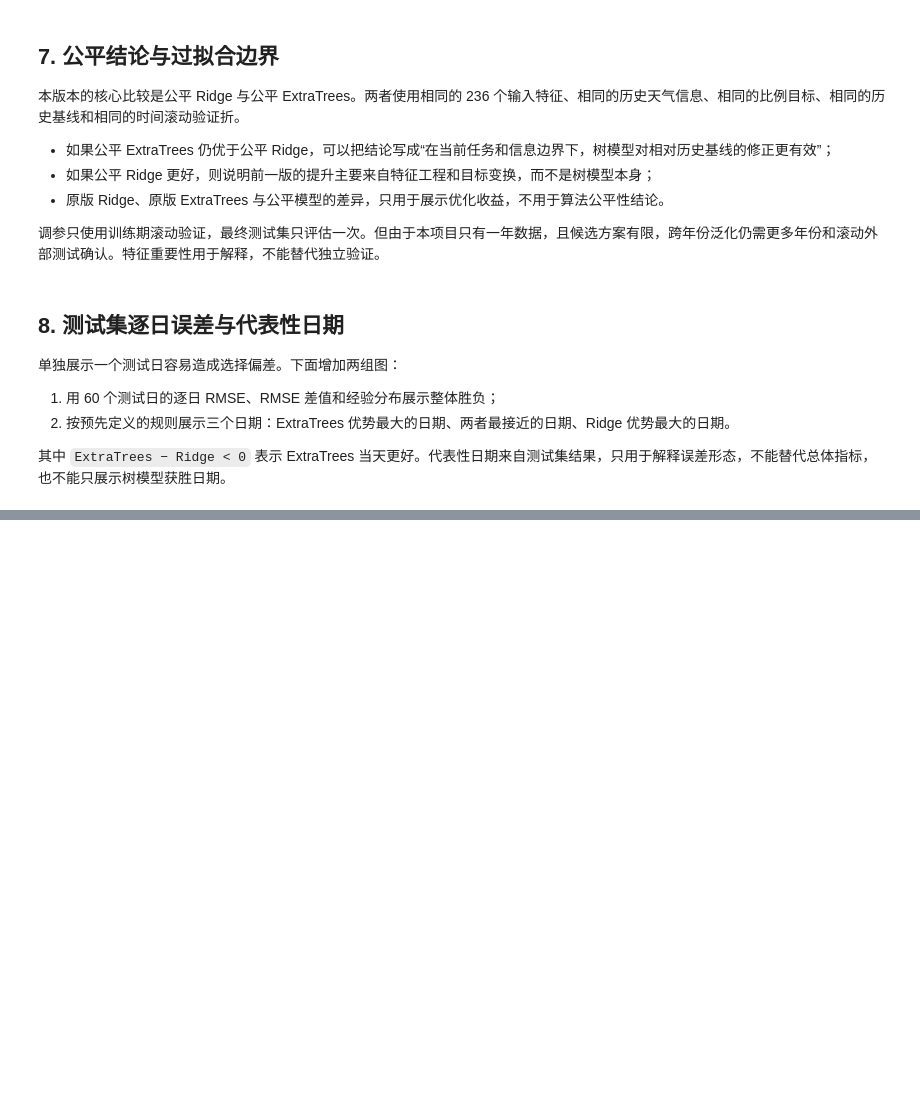
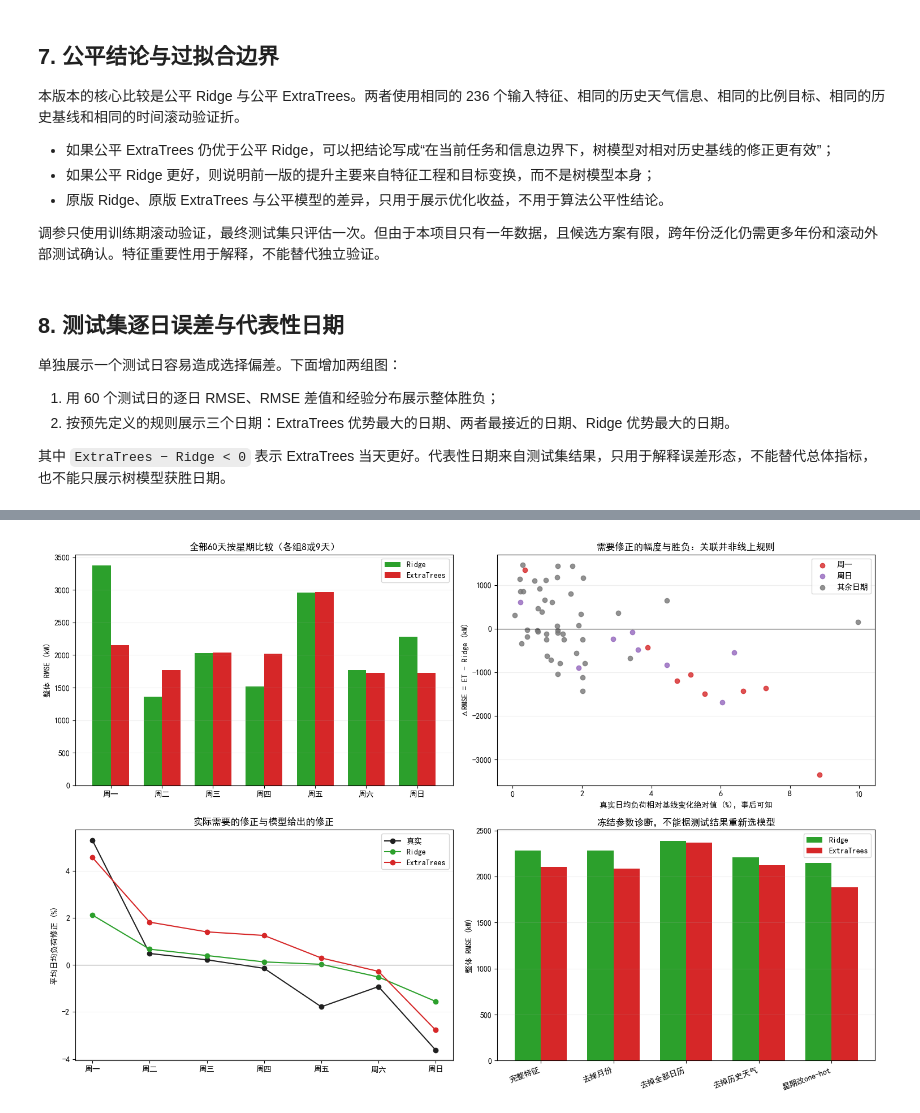
Before and after one commit to zstsyj/City_load, a Jupyter notebook: 02_model_10.ipynb, the cells around one changed output, grey strips where cells are left out. Cells and saved outputs as stored; diff of their text form; code cells hidden in the pictures; blank space fills up the shorter version.

Commit message:
model

```diff
--- a/02_model_10.ipynb
+++ b/02_model_10.ipynb
@@ -513,0 +995,99 @@ fig.suptitle('图5  按固定规则选出的三类测试日示例', y=1.01); fig
+# %%
+fig,axes=plt.subplots(2,2,figsize=(15,10))
+x=np.arange(7)
+axes[0,0].bar(x-.18,weekday_summary['Ridge整体RMSE'],.36,label='Ridge',color='#2ca02c')
+axes[0,0].bar(x+.18,weekday_summary['ExtraTrees整体RMSE'],.36,label='ExtraTrees',color='#d62728')
+axes[0,0].set_xticks(x,weekday_summary['星期']); axes[0,0].set_ylabel('整体 RMSE (kW)')
+axes[0,0].set_title('全部60天按星期比较（各组8或9天）'); axes[0,0].legend()
+for label,mask,color in [('周一',daily_diagnostics['星期编号']==0,'#d62728'),
+                         ('周日',daily_diagnostics['星期编号']==6,'#9467bd'),
+                         ('其余日期',~daily_diagnostics['星期编号'].isin([0,6]),'#777777')]:
+    axes[0,1].scatter(daily_diagnostics.loc[mask,'真实较基线变化绝对值%'],
+                      daily_diagnostics.loc[mask,'ΔRMSE'],label=label,color=color,alpha=.8)
+axes[0,1].axhline(0,color='black',lw=.8); axes[0,1].legend()
+axes[0,1].set_xlabel('真实日均负荷相对基线变化绝对值 (%)，事后可知')
+axes[0,1].set_ylabel('ΔRMSE = ET - Ridge (kW)'); axes[0,1].set_title('需要修正的幅度与胜负：关联并非线上规则')
+for label,color in [('真实较基线变化%','#202020'),('Ridge较基线变化%','#2ca02c'),
+                    ('ExtraTrees较基线变化%','#d62728')]:
+    axes[1,0].plot(x,weekday_summary[label],marker='o',label=label.replace('较基线变化%',''),color=color)
+axes[1,0].set_xticks(x,weekday_summary['星期']); axes[1,0].axhline(0,color='gray',lw=.8)
+axes[1,0].set_ylabel('平均日均负荷修正 (%)'); axes[1,0].set_title('实际需要的修正与模型给出的修正'); axes[1,0].legend()
+variants=list(variant_inputs)
+for offset,model_name,color in [(-.18,'Ridge','#2ca02c'),(.18,'ExtraTrees','#d62728')]:
+    vals=ablation_table.loc[ablation_table['模型']==model_name].set_index('变体').loc[variants,'全测试RMSE']
+    axes[1,1].bar(np.arange(len(variants))+offset,vals,.36,label=model_name,color=color)
+axes[1,1].set_xticks(np.arange(len(variants)),variants,rotation=20,ha='right')
+axes[1,1].set_ylabel('整体 RMSE (kW)'); axes[1,1].set_title('冻结参数诊断，不能据测试结果重新选模型'); axes[1,1].legend()
+for ax in axes.flat: ax.grid(alpha=.2,axis='y')
+fig.tight_layout(); fig.savefig(DIAG_DIR/'day_difference_evidence.png',dpi=160,bbox_inches='tight'); plt.show()
+
+export_tables={
+    'daily_diagnostics':daily_diagnostics,'weekday_summary':weekday_summary,
+    'winner_profile':winner_profile,'subgroup_summary':subgroup_summary,'month_summary':month_summary,
+    'near_tie_summary':near_tie_summary,'uncertainty':uncertainty_table,'associations':association_table,
+    'error_decomposition':decomposition_table,'representative_days':representative_table,
+    'representative_segments':segment_table,'ablations':ablation_table,
+    'ablation_daily':ablation_daily_table,'seed_stability':seed_stability_table,
+}
+for label,table in export_tables.items():
+    table.to_csv(DIAG_DIR/(label+'.csv'),index=False,encoding='utf-8-sig')
+metadata={'train_days':int(train_mask.sum()),'test_days':int(test_mask.sum()),
+    'baseline_D1_weight':selected_weight,'ridge_alpha':best_ridge_alpha,'et_params':best_et_config,
+    'et_final_trees':500,'thresholds_training_tertiles':cutpoints,'bootstrap_seed':20261108,
+    'bootstrap_draws_overall':4000,'bootstrap_draws_correlations':2000,'block_permutations':4999,
+    'python_note':'All diagnostics are post-hoc; no changes to locked main predictions.',
+    'sklearn_version':sklearn.__version__,'numpy_version':np.__version__,'pandas_version':pd.__version__}
+(DIAG_DIR/'metadata.json').write_text(json.dumps(metadata,ensure_ascii=False,indent=2),encoding='utf-8')
+
+# No optional tabulate dependency: render concise, reproducible Markdown tables.
+def markdown_table(frame):
+    def fmt(v, column):
+        if isinstance(v,(float,np.floating)):
+            return f'{v:.4f}' if column in ['块重排p','BH_q'] else f'{v:,.3f}'
+        if isinstance(v,pd.Timestamp): return str(v.date())
+        return str(v)
+    return '\n'.join(['| '+' | '.join(map(str,frame.columns))+' |',
+                       '| '+' | '.join(['---']*len(frame.columns))+' |']+
+                      ['| '+' | '.join(fmt(v,col) for col,v in zip(frame.columns,row))+' |' for row in frame.itertuples(index=False,name=None)])
+
+rr=daily_diagnostics['Ridge日RMSE'].to_numpy(); ee=daily_diagnostics['ExtraTrees日RMSE'].to_numpy()
+ci=uncertainty_table.loc[(uncertainty_table['统计量']=='整体RMSE差kW') & (uncertainty_table['块长度']==7)].iloc[0]
+corr=association_table.set_index('变量').loc['真实较基线变化绝对值%']
+parts=[
+    '# 02_model_10：不同日期模型胜负差异的证据分析',
+    f'297个训练日、60个测试日；共同基线 D-1权重={selected_weight:.2f}，Ridge alpha={best_ridge_alpha:.0f}，ExtraTrees参数={best_et_config}，500棵树。',
+    '## 1. 先看全样本，不用三张图代替总体',
+    f'ExtraTrees逐日胜出{int((ee<rr).sum())}/60，Ridge胜出{int((ee>rr).sum())}/60。整体曲线RMSE：Ridge={np.sqrt(np.mean(rr**2)):,.2f} kW，ExtraTrees={np.sqrt(np.mean(ee**2)):,.2f} kW；日RMSE中位数分别为{np.median(rr):,.2f}和{np.median(ee):,.2f} kW。树模型降低整体平方误差，同时其典型一天的中位误差未必更低。',
+    f'配对7天移动块bootstrap的整体RMSE差(ET−Ridge)95%区间为[{ci["95%下限"]:,.2f}, {ci["95%上限"]:,.2f}] kW；'+('包含0，不能声称已证实总体优势稳定显著。' if ci['95%下限']<=0<=ci['95%上限'] else '这是当前两个月窗口的抽样区间，不能推及全年或跨年份。'),
+    markdown_table(near_tie_summary),
+    '## 2. 星期结构与基线修正：用所有日期检查',
+    '“变化%”均按每日平均负荷/当日基线平均负荷−1计算，再在组内平均。',
+    markdown_table(weekday_summary[['星期','天数','ET胜出天数','Ridge胜出天数','Ridge整体RMSE','ExtraTrees整体RMSE',
+                                   '真实较基线变化%','Ridge较基线变化%','ExtraTrees较基线变化%']]),
+    '周一、周日的基线系统性变化与日历结构相符，树模型通常给出了更足的回升或下降；平稳的部分工作日则出现多余上调。该描述是当前数据的规律，并非所有周一/周日的定律。',
+    '反例：',markdown_table(daily_diagnostics.loc[daily_diagnostics['星期编号'].isin([0,6]) & (daily_diagnostics['ΔRMSE']>=0),
+        ['日期','星期','真实较基线变化%','Ridge较基线变化%','ExtraTrees较基线变化%','Ridge日RMSE','ExtraTrees日RMSE']]),
+    '## 3. 哪些负荷特征与差异相关',
+    f'真实较基线变化绝对值与ΔRMSE的Spearman rho={corr["Spearman_rho"]:.3f}，7天块95%区间[{corr["7天块95%下限"]:.3f},{corr["7天块95%上限"]:.3f}]，块重排p={corr["块重排p"]:.4f}，9项BH校正q={corr["BH_q"]:.4f}。这是事后变量，且与误差共享真实负荷，不能据此直接部署选模型规则。',
+    '下表按训练期三分位阈值分组；阈值见metadata.json。全部相关检验见associations.csv，不能只挑显著结果。',
+    markdown_table(subgroup_summary),markdown_table(association_table),
+    '## 4. 三个代表日：需要的修正与实际修正',markdown_table(representative_table),
+    '这里的日均修正不同于逐点比例修正的简单平均；曲线右图展示逐点比例。极端日期由误差结果选出，只用于误差说明。',
+    '![代表日与基线修正](representative_corrections.png)',
+    '## 5. 误差来自哪里',markdown_table(decomposition_table),
+    'MSE差按日均偏差平方和去日均残差MSE精确拆分；水平项占差额不是模型因果贡献率，也不意味着所有日期都只有水平误差。',
+    '## 6. 消融与随机种子核查',markdown_table(ablation_table),markdown_table(seed_stability_table),
+    '删除日历影响和星期one-hot实验为日历表示解释提供额外证据；月份、天气消融用于检验竞争解释。所有变体参数冻结且未经重新择优，不能据测试结果升级最终模型。one-hot改变表示及正则化，不能单独证明非线性因果。随机种子实验只检查训练随机性，不代替时间外部验证。',
+    '![60天整体证据](day_difference_evidence.png)',
+    '## 7. 可以支持的结论与不能支持的结论',
+    '可以支持：当前两个固定模型的差异与日历条件下基线修正的幅度、方向和水平偏差相关。ExtraTrees更能响应部分周一回升与周日下降；Ridge在部分平稳工作日减少了不必要的上调。不能概括成“树模型总适合波动、线性模型总适合平稳”，12月1日等突变日两者都失败，且存在明确反例。',
+    '天气相关/消融若证据弱，只能表述为本实验未支持天气是胜负差异的主要解释，不能否认天气对电力负荷的作用；本版仅有历史天气，并无真实目标日预报。没有节假日标签、当地活动或真实业务事件资料，不能把某个异常日归因为节假日、停工或特殊事件。',
+    '本节是测试集事后误差分析。组内只有8至9个同星期日、测试仅11至12月，块bootstrap与重排也依赖时序近似平稳性；分组、相关和消融共同形成机制解释，仍不能构成严格因果证明。若开发按日期选模型方案，须只在训练期滚动样本上学习规则，并用新的时间窗口检验。',
+    '版本边界：02_model_11是308维目标日真实气象训练/模拟气象测试；02_model_10中的“原版”参照为293维无气象模型。不能把两个版本的差异全归于算法。两个版本都是滚动一天提前预测，允许使用已观测的前日测试负荷。',
+    '算法机制参考：[scikit-learn Ridge](https://scikit-learn.org/1.6/modules/linear_model.html#ridge-regression-and-classification)、[ExtraTrees](https://scikit-learn.org/1.6/modules/ensemble.html#extremely-randomized-trees)。本报告数字全部由本地数据与代码计算。',
+]
+evidence_report='\n\n'.join(parts)+'\n'
+(DIAG_DIR/'analysis_report.md').write_text(evidence_report,encoding='utf-8')
+print('完整证据摘要和14张CSV表已写入：',DIAG_DIR.resolve())
+print(evidence_report[:1800])
+# %% [output]
@@ -513,0 +1111 @@ fig.suptitle('图5  按固定规则选出的三类测试日示例', y=1.01); fig
+[figure, added]
```
Also changed, not shown: parts of 21 cells of this notebook, 1 other file.
